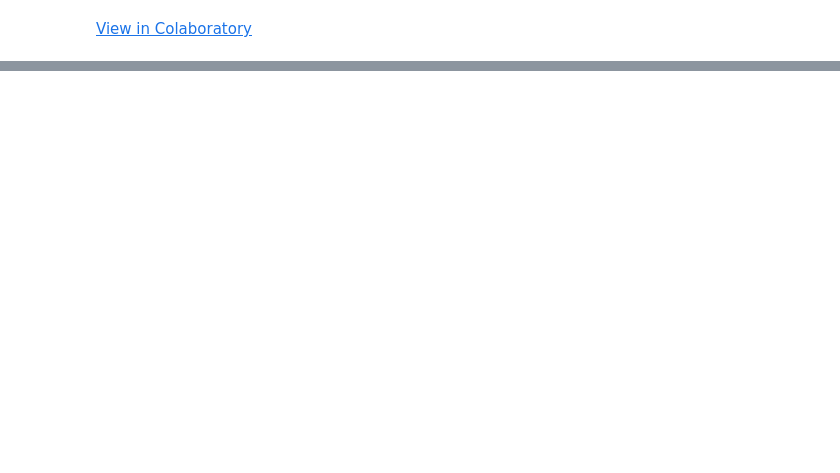
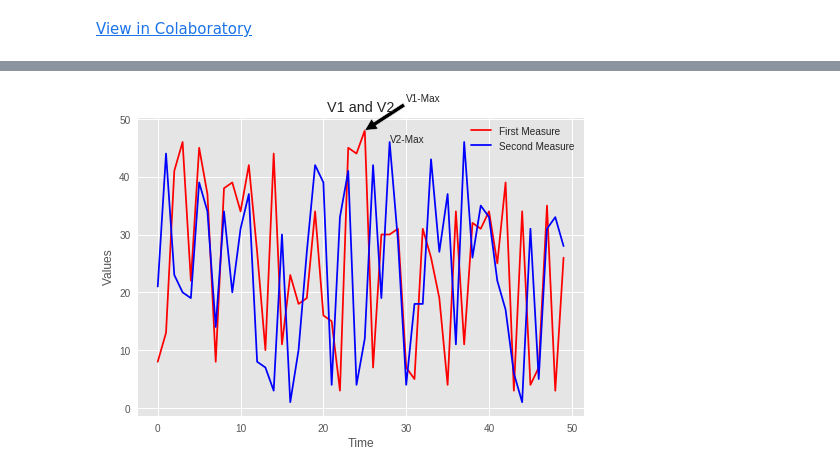
Before and after one commit to saadkattan/python-visualization, a Jupyter notebook: python-visualization.ipynb, the cells around one changed output, grey strips where cells are left out. Cells and saved outputs as stored; diff of their text form; code cells hidden in the pictures; blank space fills up the shorter version.

Commit message:
Legends, Annotations and Styles - Created using Colaboratory

```diff
--- a/python-visualization.ipynb
+++ b/python-visualization.ipynb
@@ -152,3 +160,40 @@ plt.show()
 
 from google.colab import files
 files.download('X4 with axis limit modification.png')
+# %%
+#Legends, Annotations:
+
+# create grahps values:
+v1 = np.random.randint(0,50,50)
+v2 = np.random.randint(0,50,50)
+
+# Create x-axis:
+time = range(50)
+
+# Set the style to 'ggplot'
+plt.style.use("ggplot") # it's the most popular one another one is "fivethirtyeight"# Plot with legend as before
+
+
+plt.plot(time, v1, color='red', label='First Measure')
+plt.plot(time, v2, color='blue', label='Second Measure')
+plt.legend(loc=0) # 0 is "Best"
+
+# Compute the highest value int the frist and the second measures: v1_max and v2_max
+v1_max = v1.max()
+v2_max = v2.max()
+
+# The time of the hightest vlaue in the First Measure and the Second Measure:  time_v1_max, time_v2_max
+time_v1_max = time[v1.argmax()]
+time_v2_max = time[v2.argmax()]
+
+# Add a black arrow annotation for the first point, and only annotate the second point
+plt.annotate('V2-Max', xy=(time_v2_max, v2_max))
+plt.annotate("V1-Max", xy=(time_v1_max, v1_max), xytext = (time_v1_max+5, v1_max+5), arrowprops=dict(facecolor='black'))
+
+# Add axis labels and title
+plt.xlabel('Time')
+plt.ylabel('Values')
+plt.title('V1 and V2')
+plt.show()
+# %% [output]
+[figure, added]
```
Also changed, not shown: parts of 6 cells of this notebook.
